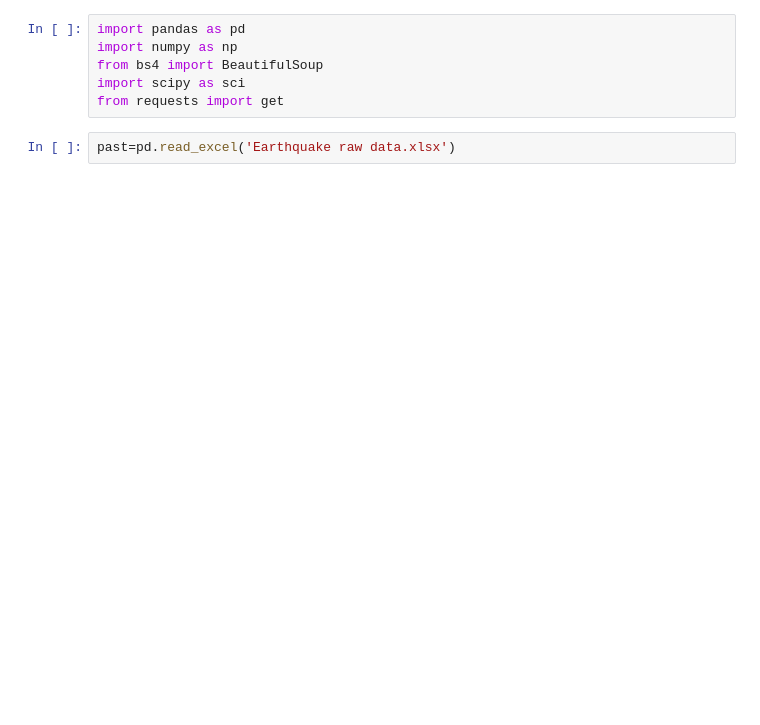
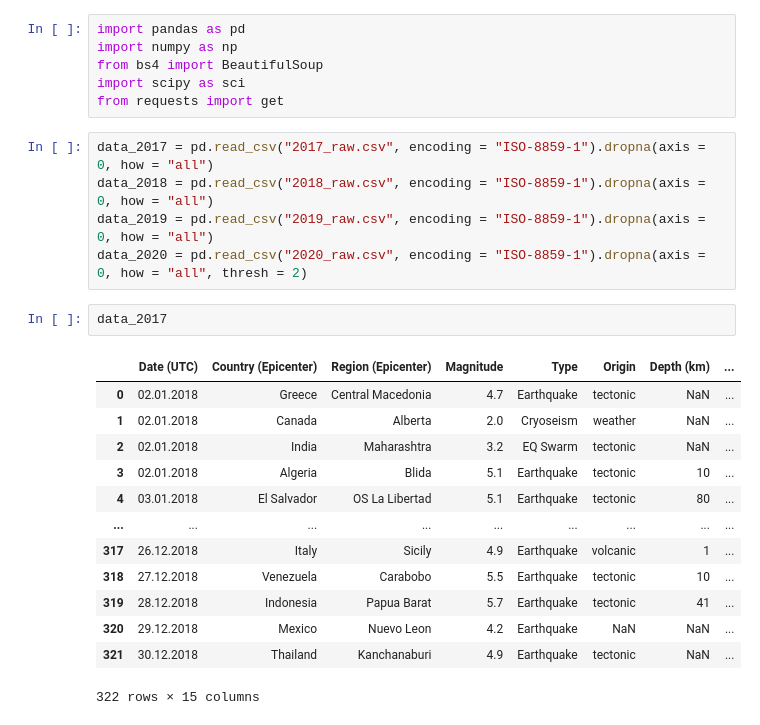
Before and after one commit to pmundot/Earthquakes, a Jupyter notebook: Past_data.ipynb, the cells around one changed output. Saved outputs shown, nothing was run; the diff lists cells and outputs as text; blank space fills up the shorter version.

```diff
--- a/Past_data.ipynb
+++ b/Past_data.ipynb
@@ -4,5 +4,24 @@ import numpy as np
 from bs4 import BeautifulSoup
 import scipy as sci
 from requests import get
-# %%
-past=pd.read_excel('Earthquake raw data.xlsx')
+# %%
+data_2017 = pd.read_csv("2017_raw.csv", encoding = "ISO-8859-1").dropna(axis = 0, how = "all")
+data_2018 = pd.read_csv("2018_raw.csv", encoding = "ISO-8859-1").dropna(axis = 0, how = "all")
+data_2019 = pd.read_csv("2019_raw.csv", encoding = "ISO-8859-1").dropna(axis = 0, how = "all")
+data_2020 = pd.read_csv("2020_raw.csv", encoding = "ISO-8859-1").dropna(axis = 0, how = "all", thresh = 2)
+# %%
+data_2017
+# %% [output]
+|  | Date (UTC) | Country (Epicenter) | Region (Epicenter) | Magnitude | Type | Origin | Depth (km) | ... |
+| 0 | 02.01.2018 | Greece | Central Macedonia | 4.7 | Earthquake | tectonic | NaN | ... |
+| 1 | 02.01.2018 | Canada | Alberta | 2.0 | Cryoseism | weather | NaN | ... |
+| 2 | 02.01.2018 | India | Maharashtra | 3.2 | EQ Swarm | tectonic | NaN | ... |
+| 3 | 02.01.2018 | Algeria | Blida | 5.1 | Earthquake | tectonic | 10 | ... |
+| 4 | 03.01.2018 | El Salvador | OS La Libertad | 5.1 | Earthquake | tectonic | 80 | ... |
+| ... | ... | ... | ... | ... | ... | ... | ... | ... |
+| 317 | 26.12.2018 | Italy | Sicily | 4.9 | Earthquake | volcanic | 1 | ... |
+| 318 | 27.12.2018 | Venezuela | Carabobo | 5.5 | Earthquake | tectonic | 10 | ... |
+| 319 | 28.12.2018 | Indonesia | Papua Barat | 5.7 | Earthquake | tectonic | 41 | ... |
+| 320 | 29.12.2018 | Mexico | Nuevo Leon | 4.2 | Earthquake | NaN | NaN | ... |
+| 321 | 30.12.2018 | Thailand | Kanchanaburi | 4.9 | Earthquake | tectonic | NaN | ... |
+322 rows × 15 columns
```
Also changed, not shown: parts of 11 cells of this notebook, 5 other files.
